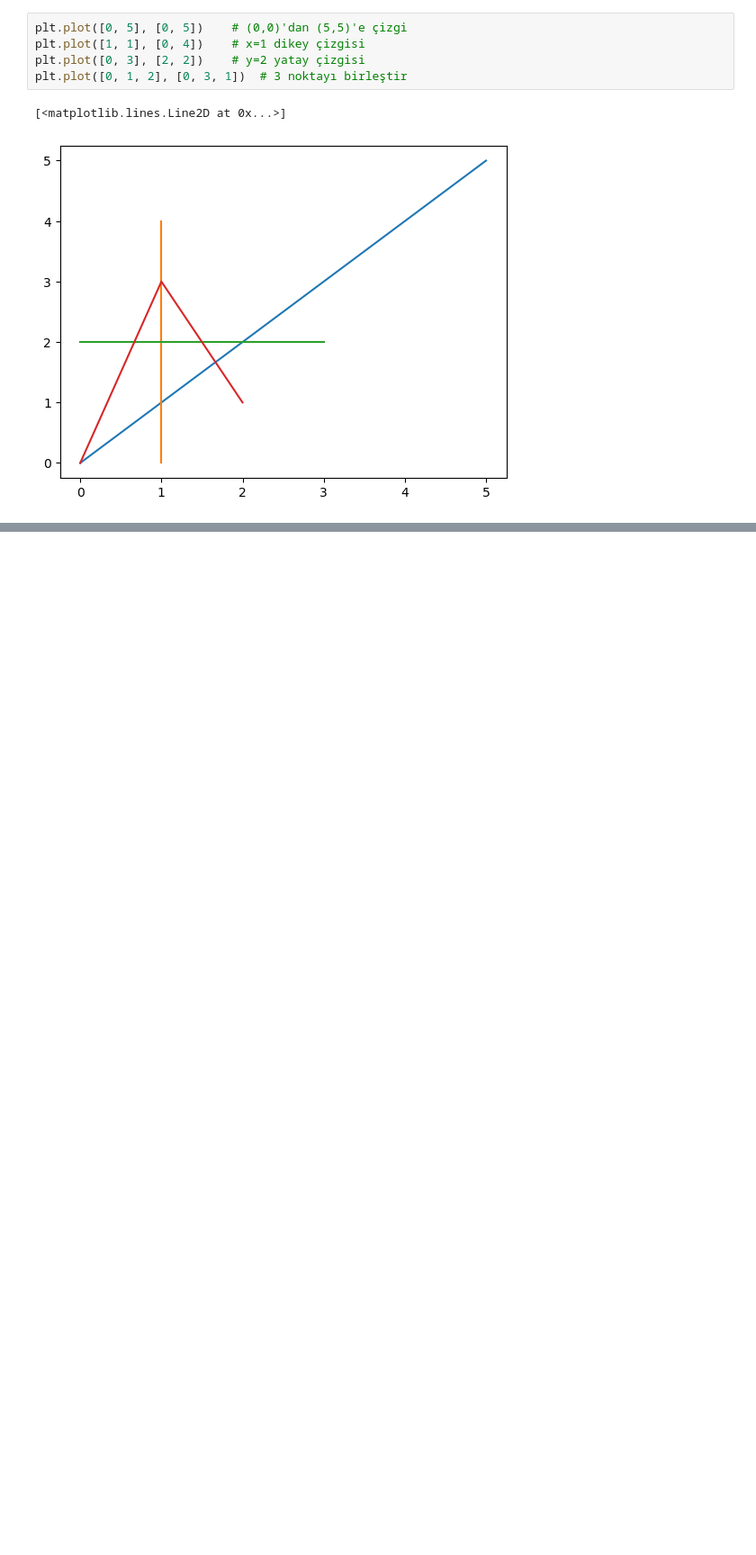
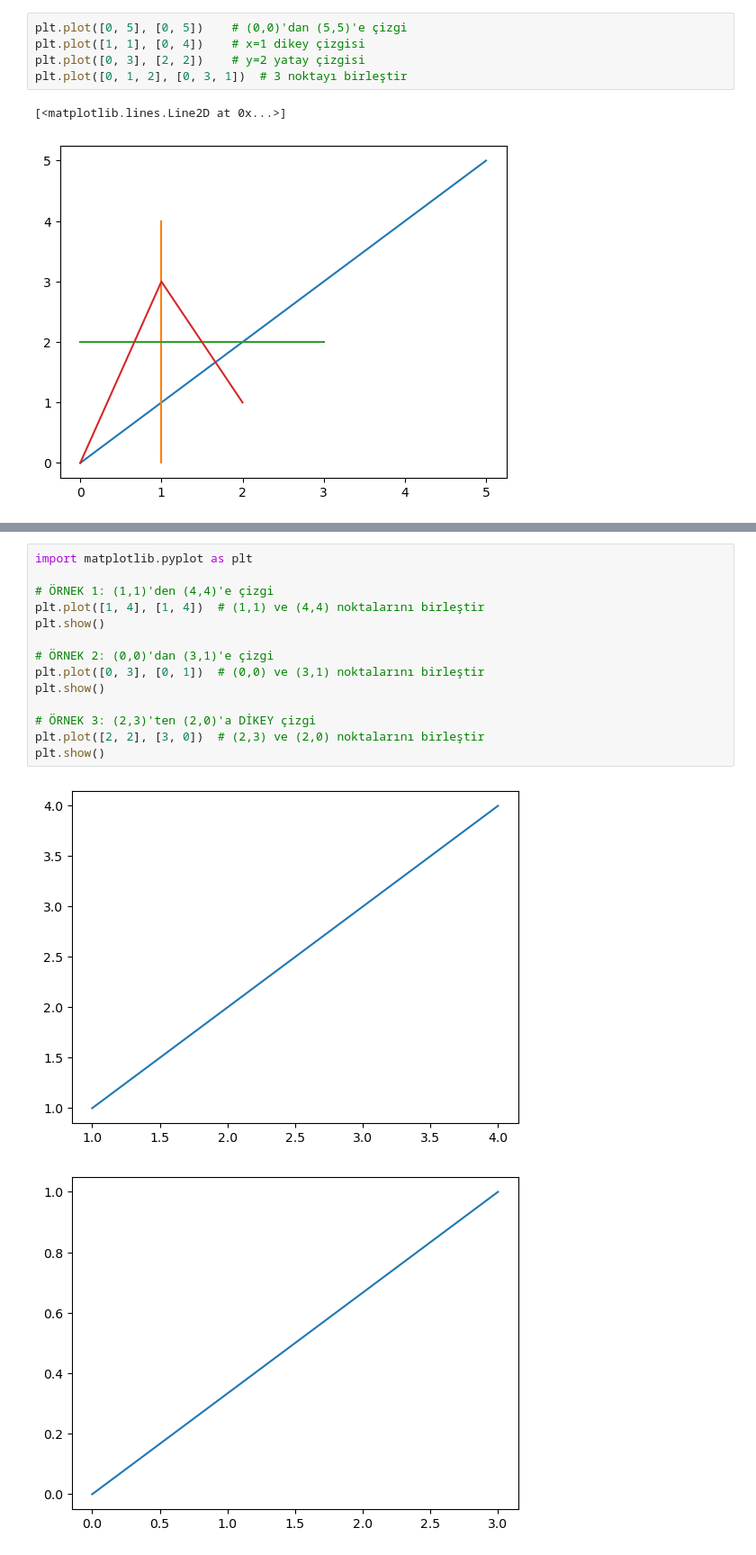
Before and after one commit to nailBestas/lispAi, a Jupyter notebook: 01_Python_Mathematics_and_Statistics/2_Mathematics/4-Graphing_and_visualization.ipynb, the cells around one changed output, grey strips where cells are left out. Shown at 90% size. Cells and saved outputs as stored; diff of their text form; blank space fills up the shorter version.

Commit message:
Added python graphing lines update

```diff
--- a/01_Python_Mathematics_and_Statistics/2_Mathematics/4-Graphing_and_visualization.ipynb
+++ b/01_Python_Mathematics_and_Statistics/2_Mathematics/4-Graphing_and_visualization.ipynb
@@ -208,3 +216,20 @@ plt.plot([2, 2], [0, 2], 'black') # Siyah
 plt.show()
 # %% [output]
 [figure]
+# %%
+import matplotlib.pyplot as plt
+
+# ÖRNEK 1: (1,1)'den (4,4)'e çizgi
+plt.plot([1, 4], [1, 4])  # (1,1) ve (4,4) noktalarını birleştir
+plt.show()
+
+# ÖRNEK 2: (0,0)'dan (3,1)'e çizgi
+plt.plot([0, 3], [0, 1])  # (0,0) ve (3,1) noktalarını birleştir
+plt.show()
+
+# ÖRNEK 3: (2,3)'ten (2,0)'a DİKEY çizgi
+plt.plot([2, 2], [3, 0])  # (2,3) ve (2,0) noktalarını birleştir
+plt.show()
+# %% [output]
+[figure, added]
+[figure, added]
```
Also changed, not shown: parts of 2 cells of this notebook.
